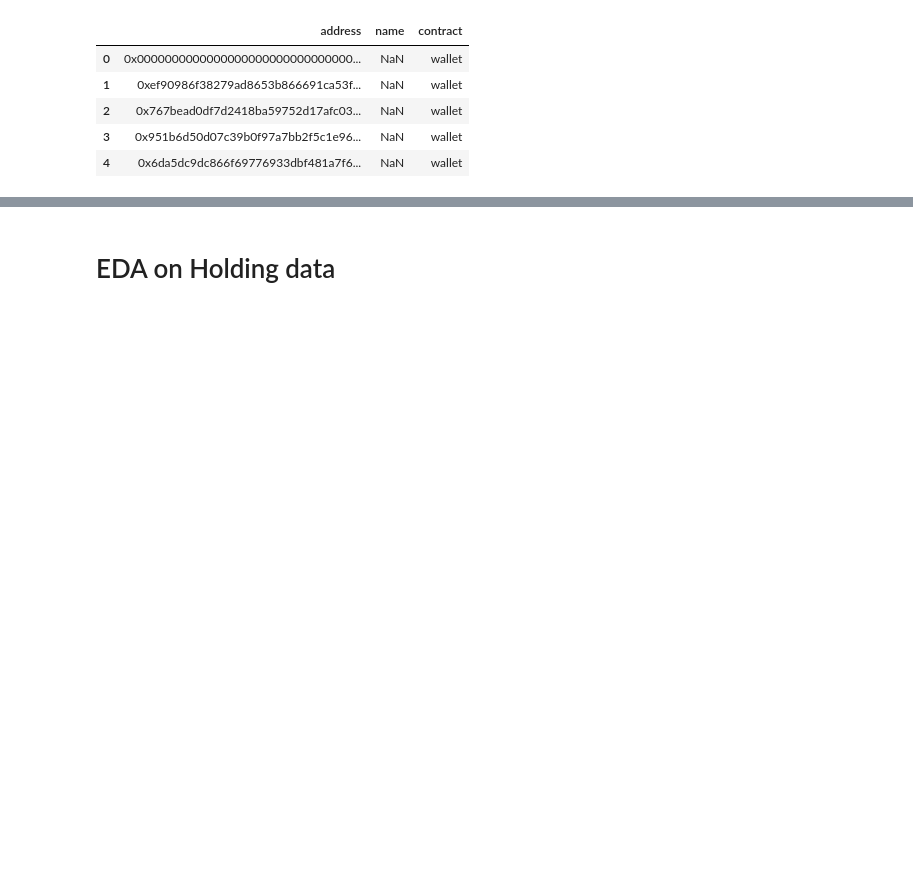
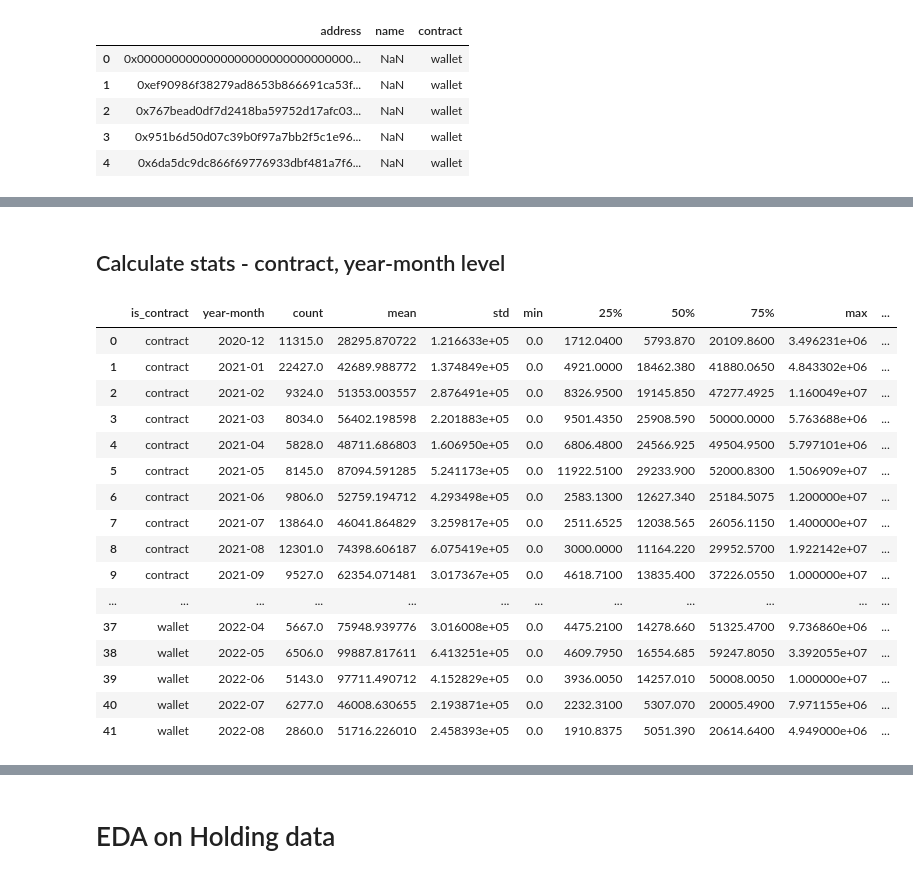
Before and after one commit to rijulizer/FRAX-Finance-Analysis, a Jupyter notebook: data_analysis/frax_hist_holding_transactoions.ipynb, the cells around one changed output, grey strips where cells are left out. Drawn from its saved outputs; the diff is of its cells as text; code cells hidden in the pictures; blank space fills up the shorter version.

```diff
--- a/data_analysis/frax_hist_holding_transactoions.ipynb
+++ b/data_analysis/frax_hist_holding_transactoions.ipynb
@@ -78,0 +92,12 @@ pdf_address_name.head()
+# %%
+pdf_transactions = pd.read_csv("../data_raw/frax_hist_transactions.csv")
+# Generate date related
+# convert datetime from date-str
+fn_ts = lambda x: datetime.strptime(x, '%Y-%m-%d')
+
+pdf_transactions.date = pdf_transactions.date.apply(fn_ts)
+# pdf_transactions['year'] = pdf_transactions['date'].dt.year
+# pdf_transactions['month'] = pdf_transactions['date'].dt.month
+pdf_transactions['year-month']  = pdf_transactions['date'].dt.to_period('M').astype('str')
+# join wallet name
+# pdf_transactions = pdf_transactions.merge(pdf_address_name, on=['address'], how='inner')
@@ -78,0 +113,12 @@ pdf_address_name.head()
+# %%
+# handle from address and to address
+pdf_from_address_name = pdf_address_name.rename(columns = {'address': 'from','contract':'from_contract'}).drop('name',axis=1)
+pdf_to_address_name = pdf_address_name.rename(columns = {'address': 'to','contract':'to_contract'}).drop('name',axis=1)
+
+# join based on from address and to address
+pdf_transactions_wallet = (pdf_transactions.merge(pdf_from_address_name, on='from',how='inner')
+                                          .merge(pdf_to_address_name, on='to',how='inner'))
+# indicates if either from or to contract is a 'contract'
+pdf_transactions_wallet['is_contract'] = np.where(((pdf_transactions_wallet['from_contract']=='contract')
+                                                  | (pdf_transactions_wallet['to_contract']=='contract')), 'contract', 'wallet')
+pdf_transactions_wallet.head()
@@ -78,0 +175,27 @@ pdf_address_name.head()
+# %% [markdown]
+## Calculate  stats - contract, year-month level
+# %%
+# either to or from or both are contracts
+pdf_txn_wallet_monthly_stats = pdf_transactions_wallet.groupby(['is_contract','year-month'])['value_usd'].describe().reset_index()
+# calcualte volume = sum of amnt of transactions
+pdf_txn_wallet_monthly_volume = pdf_transactions_wallet.groupby(['is_contract','year-month'],as_index=False)['value_usd'].agg({'volume':"sum"})
+pdf_txn_wallet_monthly_stats = pdf_txn_wallet_monthly_stats.merge(pdf_txn_wallet_monthly_volume, on=['is_contract','year-month'], how='inner')
+pdf_txn_wallet_monthly_stats
+# %% [output]
+|  | is_contract | year-month | count | mean | std | min | 25% | 50% | 75% | max | ... |
+| 0 | contract | 2020-12 | 11315.0 | 28295.870722 | 1.216633e+05 | 0.0 | 1712.0400 | 5793.870 | 20109.8600 | 3.496231e+06 | ... |
+| 1 | contract | 2021-01 | 22427.0 | 42689.988772 | 1.374849e+05 | 0.0 | 4921.0000 | 18462.380 | 41880.0650 | 4.843302e+06 | ... |
+| 2 | contract | 2021-02 | 9324.0 | 51353.003557 | 2.876491e+05 | 0.0 | 8326.9500 | 19145.850 | 47277.4925 | 1.160049e+07 | ... |
+| 3 | contract | 2021-03 | 8034.0 | 56402.198598 | 2.201883e+05 | 0.0 | 9501.4350 | 25908.590 | 50000.0000 | 5.763688e+06 | ... |
+| 4 | contract | 2021-04 | 5828.0 | 48711.686803 | 1.606950e+05 | 0.0 | 6806.4800 | 24566.925 | 49504.9500 | 5.797101e+06 | ... |
+| 5 | contract | 2021-05 | 8145.0 | 87094.591285 | 5.241173e+05 | 0.0 | 11922.5100 | 29233.900 | 52000.8300 | 1.506909e+07 | ... |
+| 6 | contract | 2021-06 | 9806.0 | 52759.194712 | 4.293498e+05 | 0.0 | 2583.1300 | 12627.340 | 25184.5075 | 1.200000e+07 | ... |
+| 7 | contract | 2021-07 | 13864.0 | 46041.864829 | 3.259817e+05 | 0.0 | 2511.6525 | 12038.565 | 26056.1150 | 1.400000e+07 | ... |
+| 8 | contract | 2021-08 | 12301.0 | 74398.606187 | 6.075419e+05 | 0.0 | 3000.0000 | 11164.220 | 29952.5700 | 1.922142e+07 | ... |
+| 9 | contract | 2021-09 | 9527.0 | 62354.071481 | 3.017367e+05 | 0.0 | 4618.7100 | 13835.400 | 37226.0550 | 1.000000e+07 | ... |
+| ... | ... | ... | ... | ... | ... | ... | ... | ... | ... | ... | ... |
+| 37 | wallet | 2022-04 | 5667.0 | 75948.939776 | 3.016008e+05 | 0.0 | 4475.2100 | 14278.660 | 51325.4700 | 9.736860e+06 | ... |
+| 38 | wallet | 2022-05 | 6506.0 | 99887.817611 | 6.413251e+05 | 0.0 | 4609.7950 | 16554.685 | 59247.8050 | 3.392055e+07 | ... |
+| 39 | wallet | 2022-06 | 5143.0 | 97711.490712 | 4.152829e+05 | 0.0 | 3936.0050 | 14257.010 | 50008.0050 | 1.000000e+07 | ... |
+| 40 | wallet | 2022-07 | 6277.0 | 46008.630655 | 2.193871e+05 | 0.0 | 2232.3100 | 5307.070 | 20005.4900 | 7.971155e+06 | ... |
+| 41 | wallet | 2022-08 | 2860.0 | 51716.226010 | 2.458393e+05 | 0.0 | 1910.8375 | 5051.390 | 20614.6400 | 4.949000e+06 | ... |
```
Also changed, not shown: parts of 58 cells of this notebook, 1 other file.
